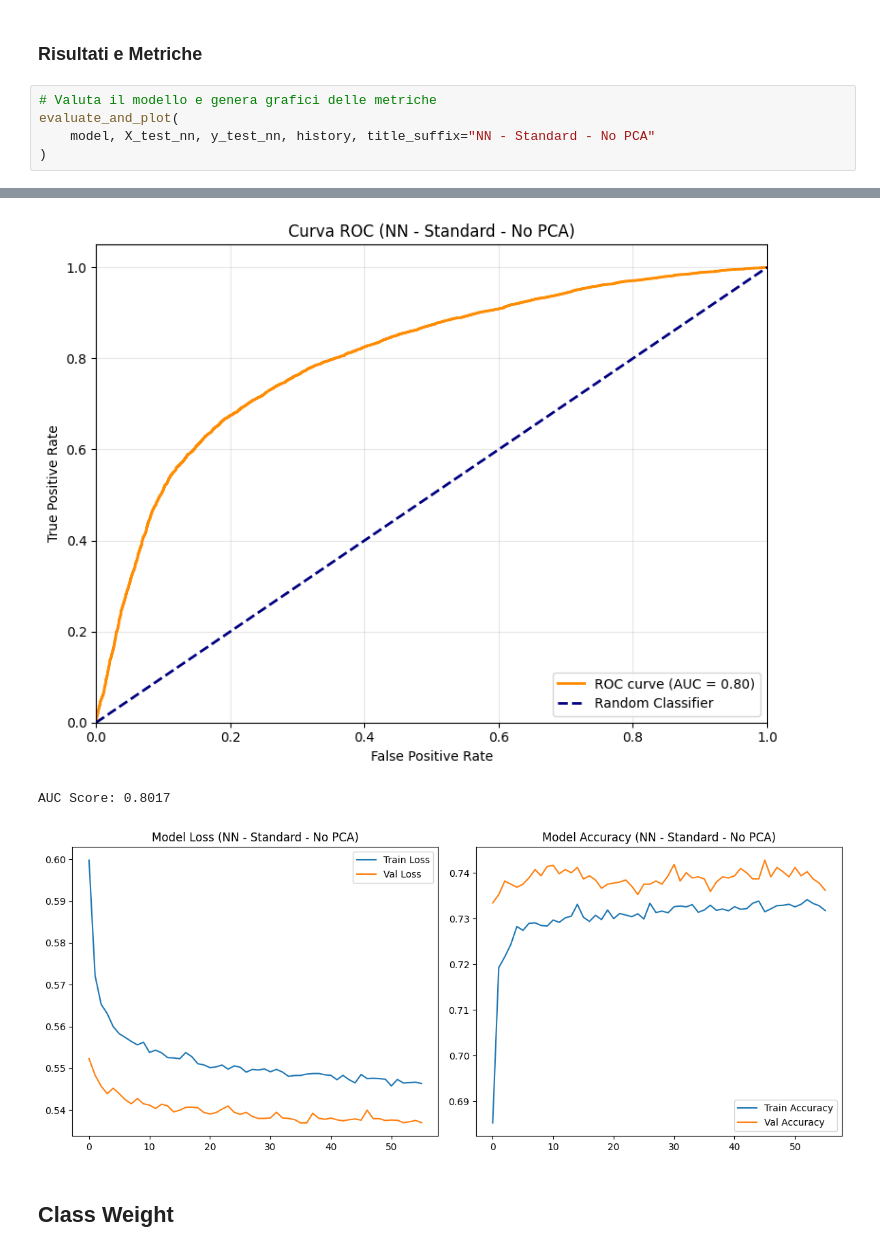
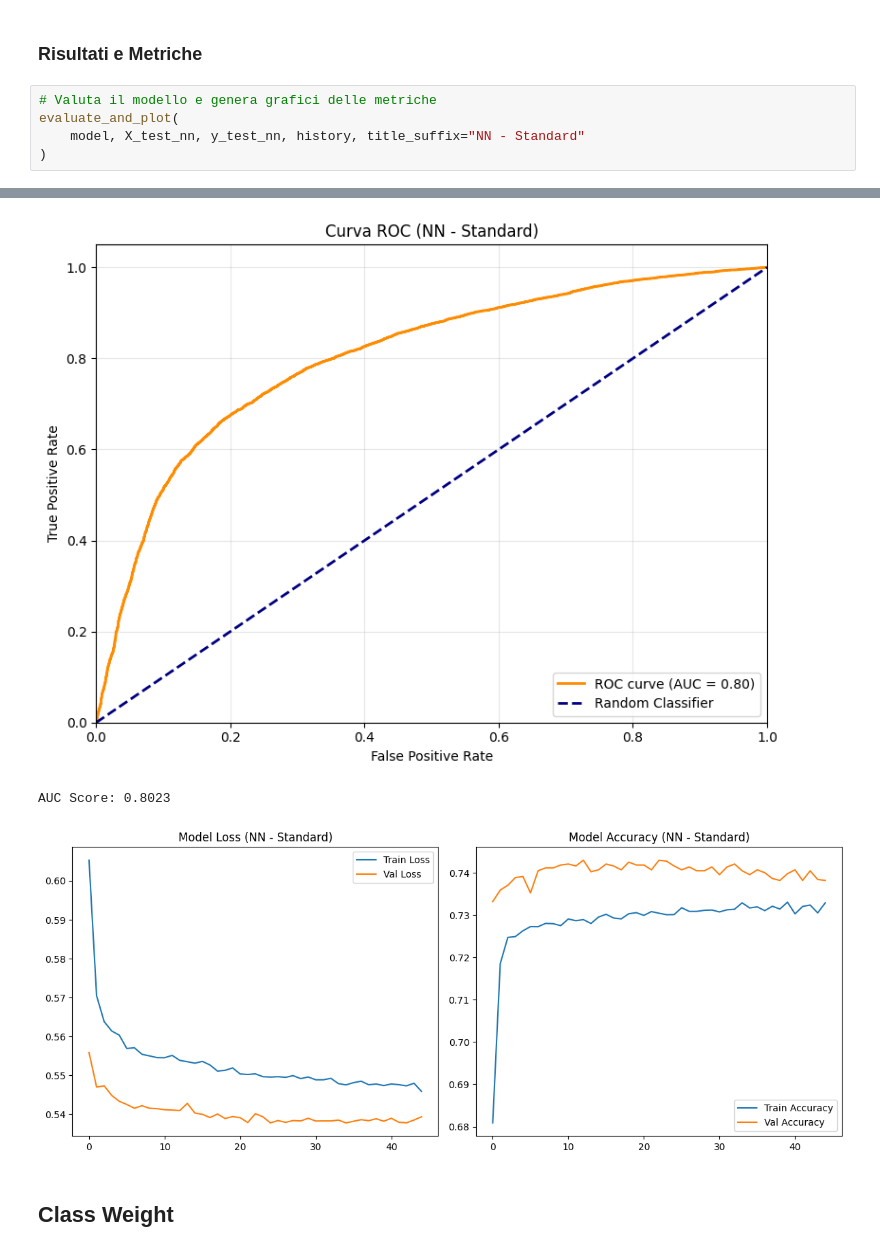
Before and after one commit to mbroglio/ML_25_26, a Jupyter notebook: ML_Project.ipynb, the cells around one changed output, grey strips where cells are left out. Saved outputs shown, nothing was run; the diff lists cells and outputs as text.

```diff
--- a/ML_Project.ipynb
+++ b/ML_Project.ipynb
@@ -691,6 +691,6 @@ Epoch 56/300
 # %%
 # Valuta il modello e genera grafici delle metriche
 evaluate_and_plot(
-    model, X_test_nn, y_test_nn, history, title_suffix="NN - Standard - No PCA"
+    model, X_test_nn, y_test_nn, history, title_suffix="NN - Standard"
 )
 # %% [output]
@@ -704,10 +704,10 @@ Report di Classificazione:
 
     accuracy                           0.74     18811
    macro avg       0.74      0.74      0.74     18811
 weighted avg       0.74      0.74      0.74     18811
-[figure, old version]
+[figure, new version]
-AUC Score: 0.8017
+AUC Score: 0.8023
-[figure, old version]
+[figure, new version]
 # %% [markdown]
 ## Class Weight
 # %% [markdown]
```
Also changed, not shown: parts of 6 cells of this notebook, 19 other files.
